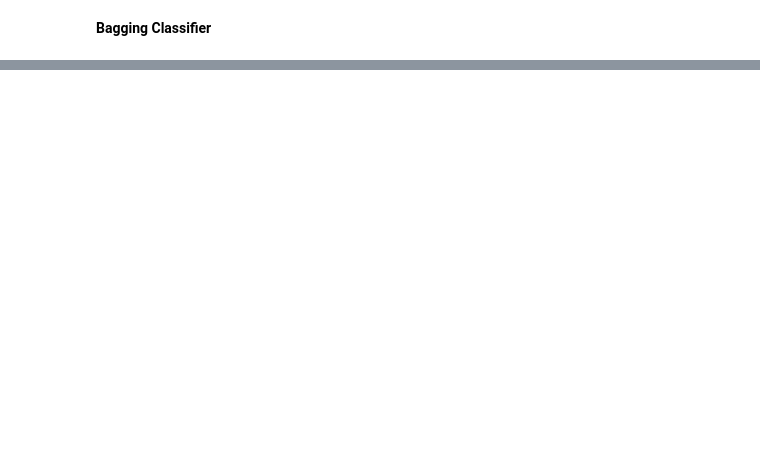
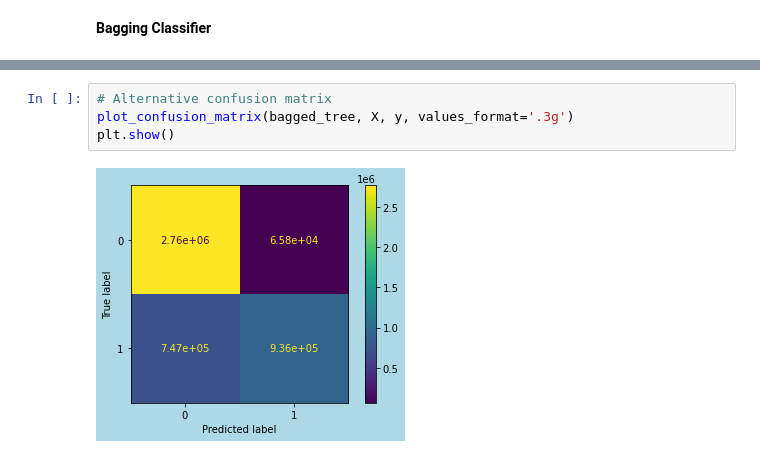
Before and after one commit to Herbert-0820/FinalProject, a Jupyter notebook: Model_1.ipynb, the cells around one changed output, grey strips where cells are left out. Drawn from its saved outputs; the diff is of its cells as text; blank space fills up the shorter version.

```diff
--- a/Model_1.ipynb
+++ b/Model_1.ipynb
@@ -311,0 +323,6 @@ Testing Accuracy for Bagging Classifire : 0.8213005714490595
+# %%
+# Alternative confusion matrix
+plot_confusion_matrix(bagged_tree, X, y, values_format='.3g')
+plt.show()
+# %% [output]
+[figure, added]
```
Also changed, not shown: parts of 23 cells of this notebook.
